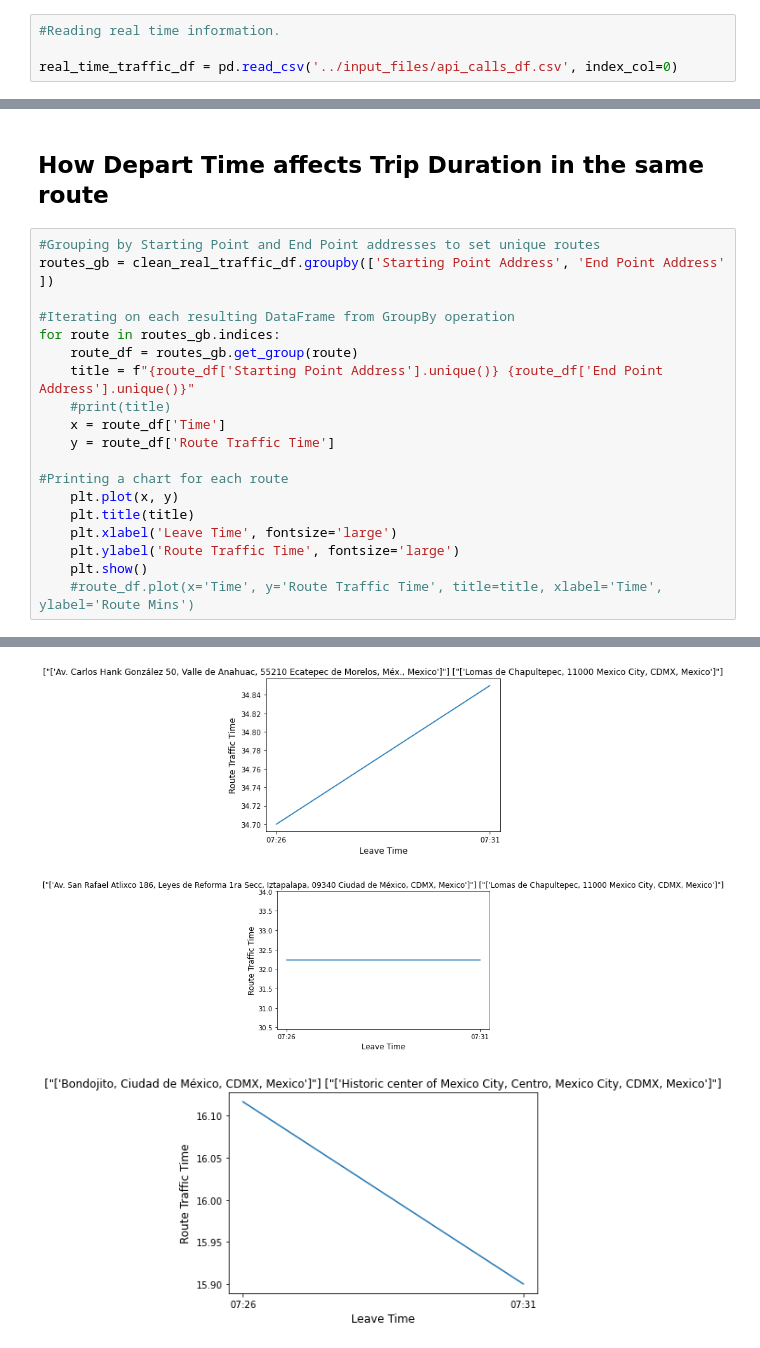
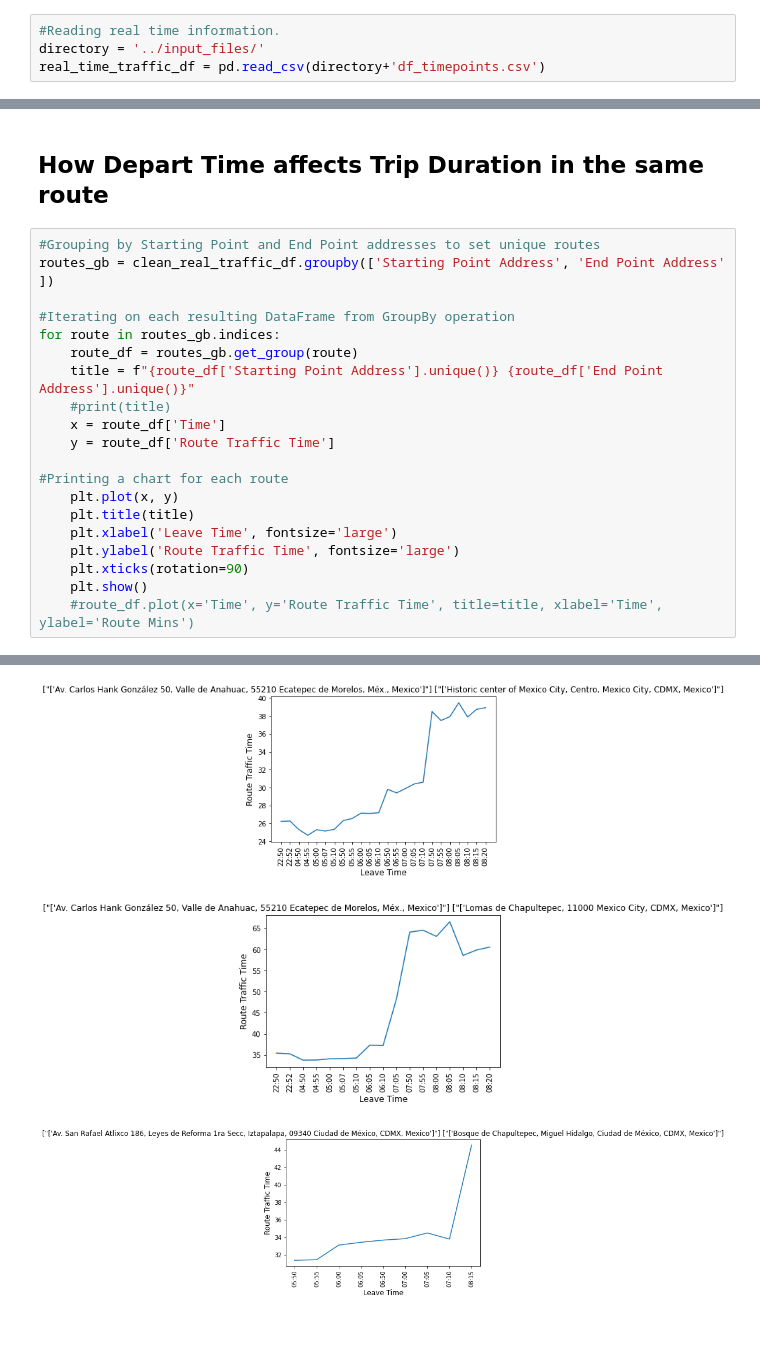
Before and after one commit to luzvazgal/Mobility_Project, a Jupyter notebook: Statistics.ipynb, the cells around one changed output, grey strips where cells are left out. Drawn from its saved outputs; the diff is of its cells as text.

```diff
--- a/Statistics.ipynb
+++ b/Statistics.ipynb
@@ -133,7 +134,7 @@ CDMX_outliers.sort_values('Minutos transcurridos', ascending=False)
 # Real Traffic Time Data
 # %%
 #Reading real time information.
-
-real_time_traffic_df = pd.read_csv('../input_files/api_calls_df.csv', index_col=0)
+directory = '../input_files/'
+real_time_traffic_df = pd.read_csv(directory+'df_timepoints.csv')
 # %% [markdown]
 ## Cleaning Process
@@ -199,6 +206,7 @@ for route in routes_gb.indices:
     plt.title(title)
     plt.xlabel('Leave Time', fontsize='large')
     plt.ylabel('Route Traffic Time', fontsize='large')
+    plt.xticks(rotation=90)
     plt.show()
     #route_df.plot(x='Time', y='Route Traffic Time', title=title, xlabel='Time', ylabel='Route Mins')
 # %% [output]
@@ -206,3 +214,3 @@ for route in routes_gb.indices:
-[figure, old version]
+[figure, new version]
-[figure, old version]
+[figure, new version]
-[figure, old version]
+[figure, new version]
```
Also changed, not shown: parts of 9 cells of this notebook, 4 other files.
